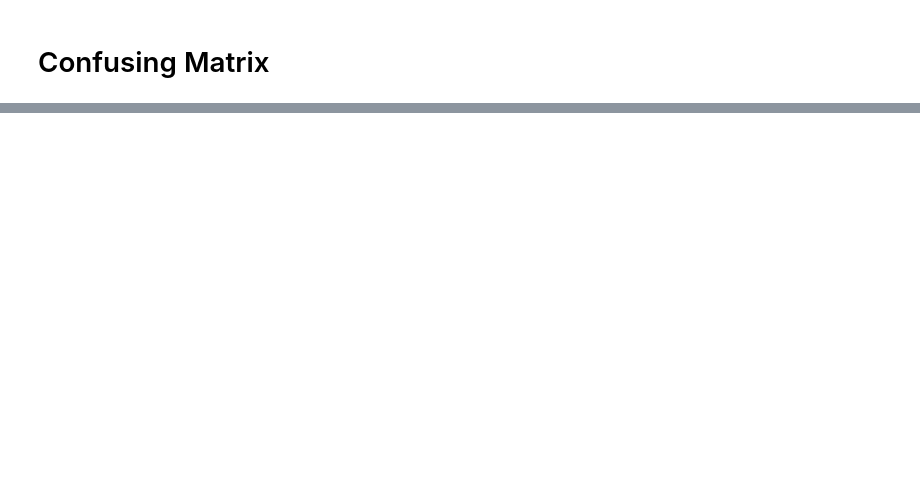
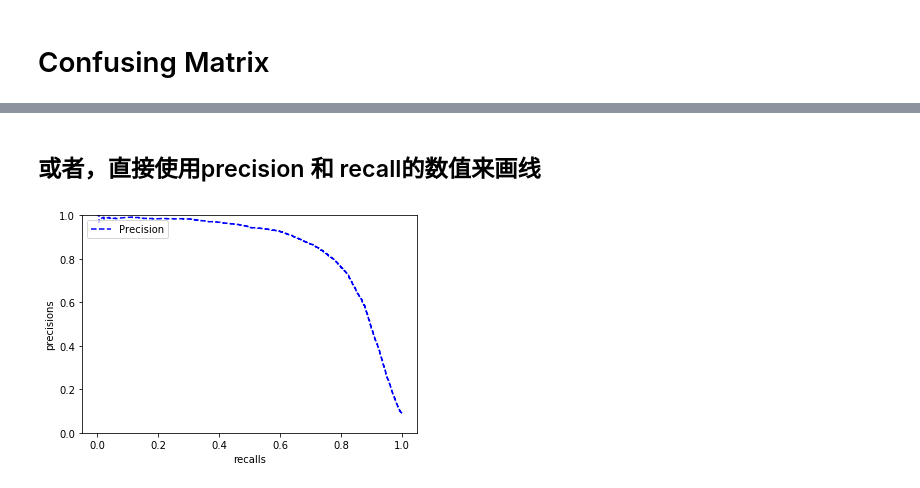
Before and after one commit to victpf/MachineLearning, a Jupyter notebook: Machine Learning Book.ipynb, the cells around one changed output, grey strips where cells are left out. Saved outputs shown, nothing was run; the diff lists cells and outputs as text; code cells hidden in the pictures; blank space fills up the shorter version.

```diff
--- a/Machine Learning Book.ipynb
+++ b/Machine Learning Book.ipynb
@@ -116,0 +189,13 @@ recall_score(y_train_5, y_train_pred) # == 4344 / (4344 + 1077)
+# %% [markdown]
+## 或者，直接使用precision 和 recall的数值来画线
+# %%
+def plot_precision_vs_recall(precisions, recalls):
+    plt.plot(recalls, precisions, "b--", label="Precision")
+    plt.xlabel("recalls")
+    plt.ylabel("precisions")
+    plt.legend(loc="upper left")
+    plt.ylim([0, 1])
+plot_precision_vs_recall(precisions, recalls)
+plt.show()
+# %% [output]
+[figure, added]
```
Also changed, not shown: parts of 28 cells of this notebook.
